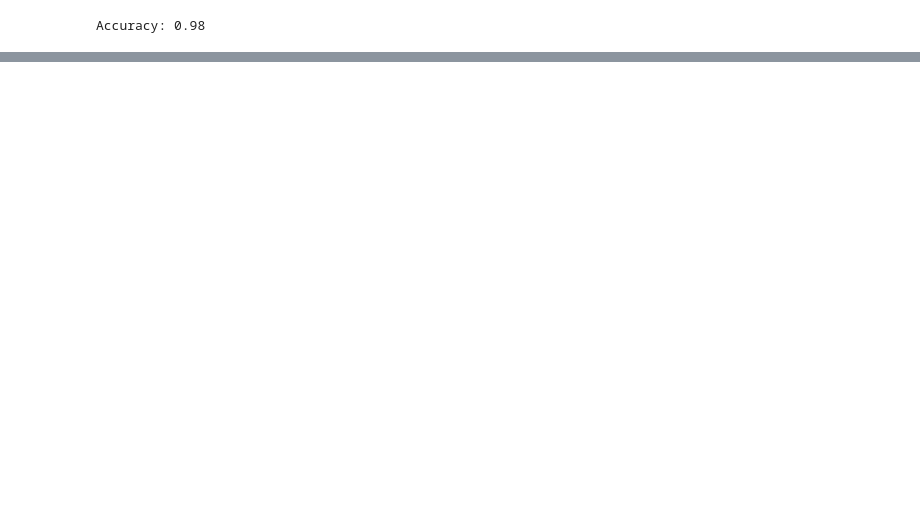
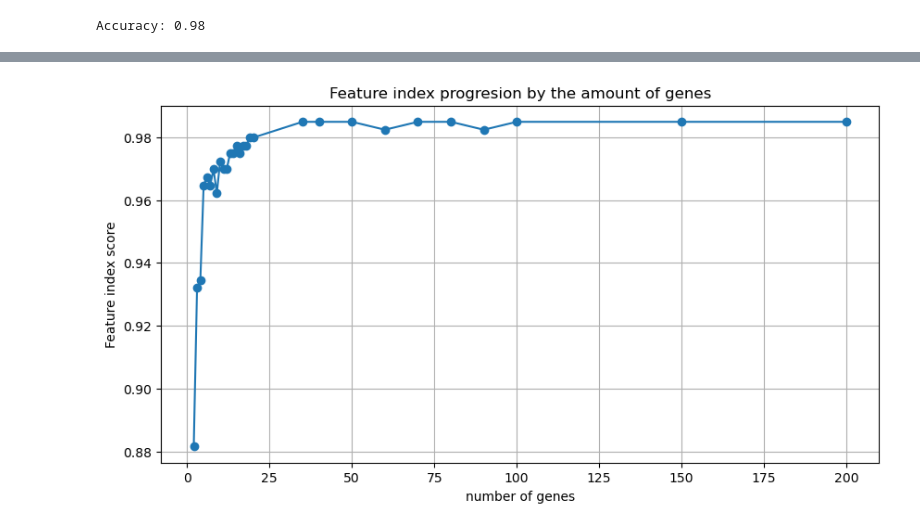
Before and after one commit to martipuchal/Advanced_Bioinformatic, a Jupyter notebook: Random_forest.ipynb, the cells around one changed output, grey strips where cells are left out. Drawn from its saved outputs; the diff is of its cells as text; code cells hidden in the pictures; blank space fills up the shorter version.

```diff
--- a/Random_forest.ipynb
+++ b/Random_forest.ipynb
@@ -39,0 +96,3 @@ Accuracy: 0.98
+# %%
+feature_sort = feature.sort_values(by="Feature nº",ascending=False)
+feature_sort
@@ -39,0 +114,43 @@ Accuracy: 0.98
+# %%
+#Generate the array:
+
+result = []
+n_genes = [2,3,4,5,6,7,8,9,10,11,12,13,14,15,16,17,18,19,20,35,40,50,60,70,80,90,100,150,200]
+for loop in n_genes:
+    data = scaled_data.loc[feature_sort.iloc[:loop].index]
+
+    T_scaled_data = data.transpose()
+    X = T_scaled_data.to_numpy()
+    y = cluster_lab['x'].to_numpy()
+
+    # Split the dataset into a training and testing set
+    X_train, X_test, y_train, y_test = train_test_split(X, y, test_size=0.2, random_state=42)
+
+    # Create a Random Forest classifier
+    clf = RandomForestClassifier(n_estimators=100, random_state=42)
+
+    # Train the classifier on the training data
+    clf.fit(X_train, y_train)
+
+    # Make predictions on the test data
+    y_pred = clf.predict(X_test)
+
+    # Calculate the accuracy of the classifier
+    accuracy = accuracy_score(y_test, y_pred)
+
+    #Safe accuracy values
+    result.append(accuracy)
+
+
+df_final=pandas.DataFrame(result,index=n_genes)
+# %%
+# Plot reachability distances
+matplotlib.pyplot.figure(figsize=(10, 5))
+matplotlib.pyplot.plot(n_genes,result, marker='o')
+matplotlib.pyplot.xlabel('number of genes')
+matplotlib.pyplot.ylabel('Feature index score')
+matplotlib.pyplot.title('Feature index progresion by the amount of genes')
+matplotlib.pyplot.grid()
+matplotlib.pyplot.show()
+# %% [output]
+[figure, added]
```
Also changed, not shown: parts of 12 cells of this notebook.
